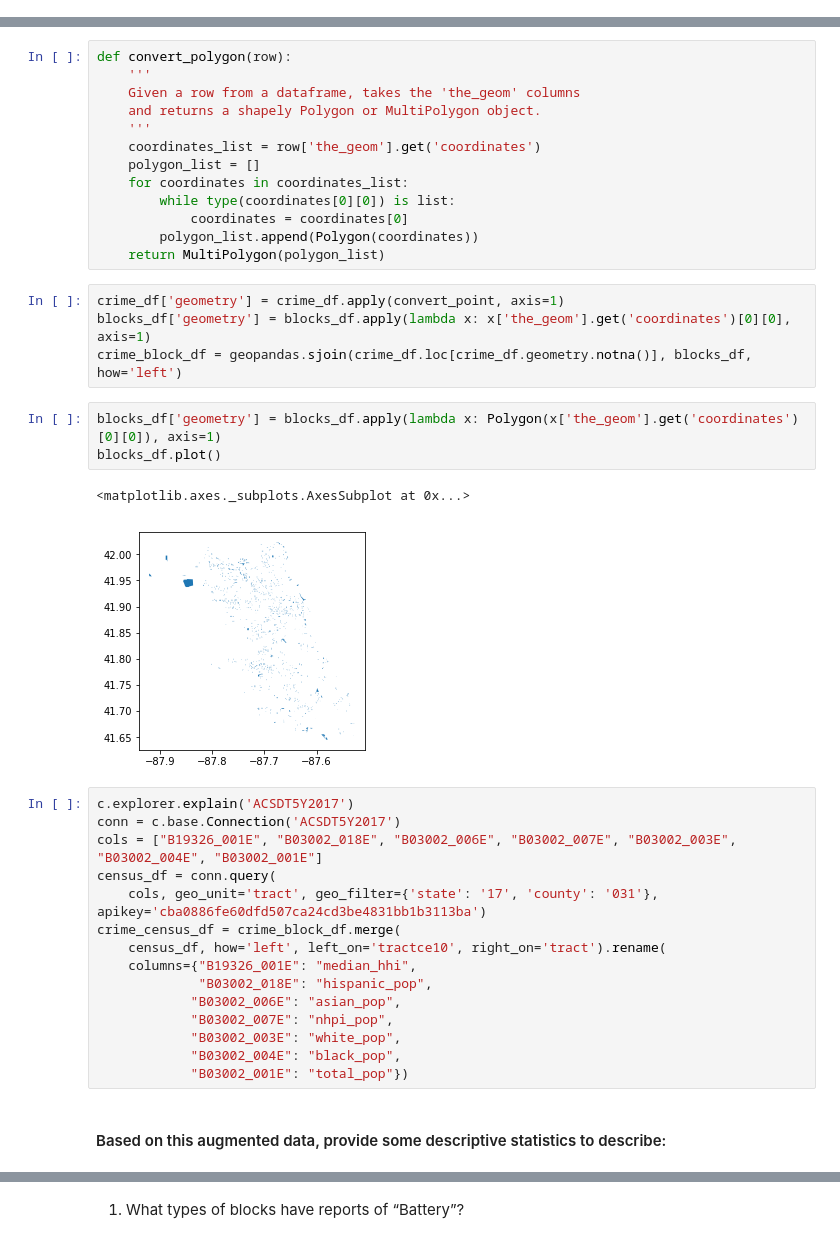
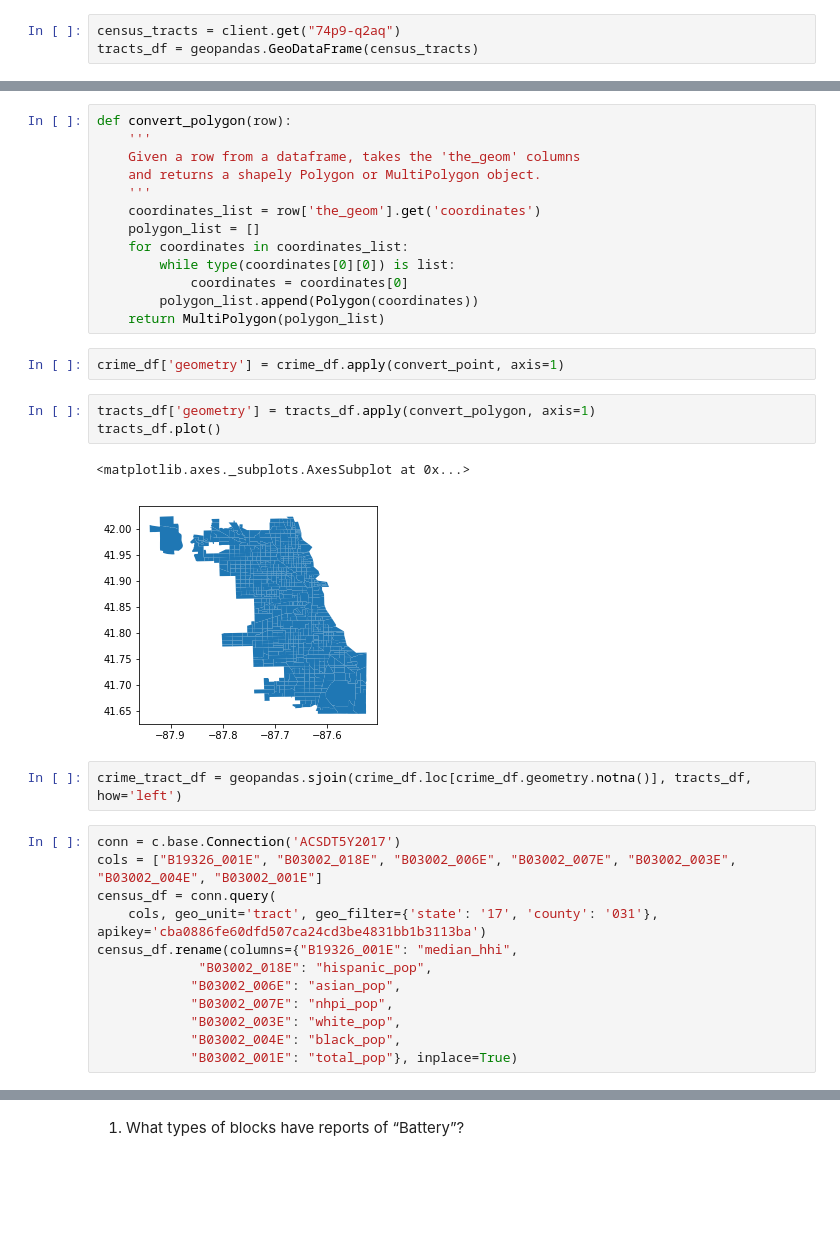
Before and after one commit to chankrista/mlforpublicpolicy, a Jupyter notebook: Assignment 1.ipynb, the cells around one changed output, grey strips where cells are left out. Cells and saved outputs as stored; diff of their text form; blank space fills up the shorter version.

```diff
--- a/Assignment 1.ipynb
+++ b/Assignment 1.ipynb
@@ -96,3 +95,6 @@ blocks_df = geopandas.GeoDataFrame(census_blocks)
+# %%
+census_tracts = client.get("74p9-q2aq")
+tracts_df = geopandas.GeoDataFrame(census_tracts)
 # %%
 def convert_point(row):
     '''
@@ -115,30 +117,25 @@ def convert_polygon(row):
             coordinates = coordinates[0]
         polygon_list.append(Polygon(coordinates))
     return MultiPolygon(polygon_list)
-# %%
-crime_df['geometry'] = crime_df.apply(convert_point, axis=1)
-blocks_df['geometry'] = blocks_df.apply(lambda x: x['the_geom'].get('coordinates')[0][0], axis=1)
-crime_block_df = geopandas.sjoin(crime_df.loc[crime_df.geometry.notna()], blocks_df, how='left')
-# %%
-blocks_df['geometry'] = blocks_df.apply(lambda x: Polygon(x['the_geom'].get('coordinates')[0][0]), axis=1)
-blocks_df.plot()
-# %% [output]
-<matplotlib.axes._subplots.AxesSubplot at 0x...>
-[figure, removed]
+# %%
+crime_df['geometry'] = crime_df.apply(convert_point, axis=1)
+# %%
+tracts_df['geometry'] = tracts_df.apply(convert_polygon, axis=1)
+tracts_df.plot()
+# %% [output]
+<matplotlib.axes._subplots.AxesSubplot at 0x...>
+[figure, added]
+# %%
+crime_tract_df = geopandas.sjoin(crime_df.loc[crime_df.geometry.notna()], tracts_df, how='left')
 # %%
-c.explorer.explain('ACSDT5Y2017')
 conn = c.base.Connection('ACSDT5Y2017')
 cols = ["B19326_001E", "B03002_018E", "B03002_006E", "B03002_007E", "B03002_003E", "B03002_004E", "B03002_001E"]
 census_df = conn.query(
     cols, geo_unit='tract', geo_filter={'state': '17', 'county': '031'}, apikey='cba0886fe60dfd507ca24cd3be4831bb1b3113ba')
-crime_census_df = crime_block_df.merge(
-    census_df, how='left', left_on='tractce10', right_on='tract').rename(
-    columns={"B19326_001E": "median_hhi",
+census_df.rename(columns={"B19326_001E": "median_hhi",
              "B03002_018E": "hispanic_pop",
             "B03002_006E": "asian_pop",
             "B03002_007E": "nhpi_pop",
             "B03002_003E": "white_pop",
             "B03002_004E": "black_pop",
-            "B03002_001E": "total_pop"})
+            "B03002_001E": "total_pop"}, inplace=True)
-# %% [markdown]
-#### Based on this augmented data, provide some descriptive statistics to describe:
```
Also changed, not shown: parts of 33 cells of this notebook.
